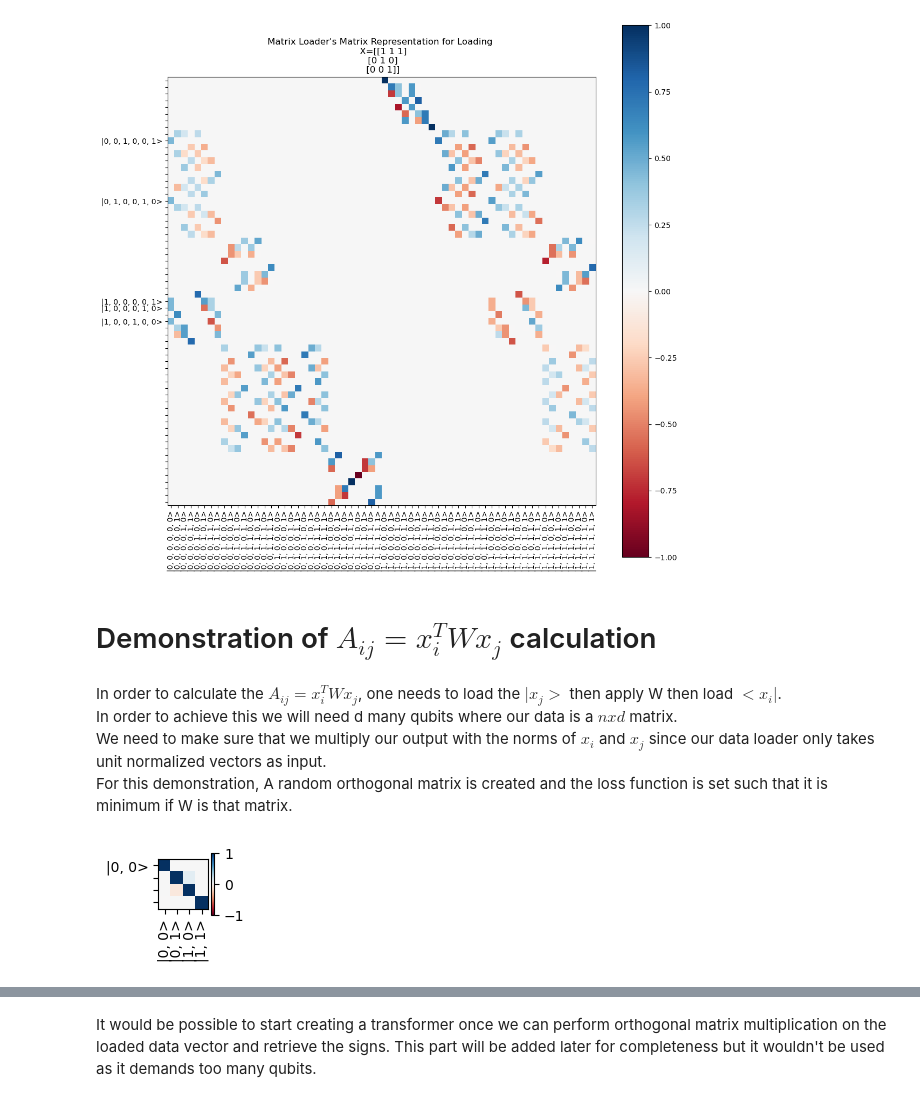
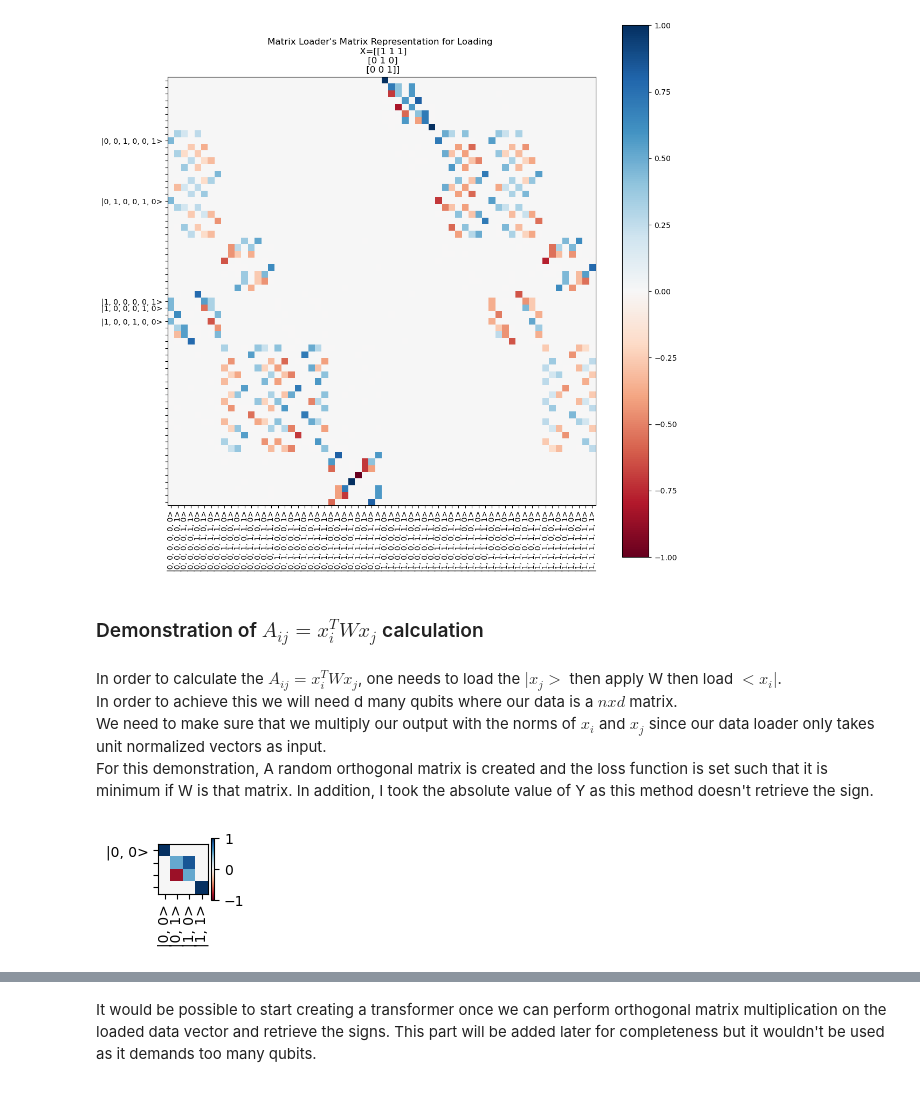
Before and after one commit to EyupBunlu/QViT_HEP_ML4Sci, a Jupyter notebook: Introduction.ipynb, the cells around one changed output, grey strips where cells are left out. Drawn from its saved outputs; the diff is of its cells as text; code cells hidden in the pictures.

```diff
--- a/Introduction.ipynb
+++ b/Introduction.ipynb
@@ -115,12 +120,12 @@ plt.title('Matrix Loader\'s Matrix Representation for Loading \n X={}'.format(X.
 Text(0.5, 1.0, "Matrix Loader's Matrix Representation for Loading \n X=[[1 1 1]\n [0 1 0]\n [0 0 1]]")
 [figure]
 # %% [markdown]
-# Demonstration of $A_{ij}=x_i^TWx_j$ calculation
+### Demonstration of $A_{ij}=x_i^TWx_j$ calculation
 # %% [markdown]
 In order to calculate the $A_{ij}=x_i^TWx_j$, one needs to load the $|x_j>$ then apply W then load $<x_i|$. \
 In order to achieve this we will need d many qubits where our data is a $nxd$ matrix.\
 We need to make sure that we multiply our output with the norms of $x_i$ and $x_j$ since our data loader only takes unit normalized vectors as input. \
-For this demonstration, A random orthogonal matrix is created and the loss function is set such that it is minimum if W is that matrix.
+For this demonstration, A random orthogonal matrix is created and the loss function is set such that it is minimum if W is that matrix. In addition, I took the absolute value of Y as this method doesn't retrieve the sign.
 # %%
 torch.manual_seed(0)
 X = torch.rand(5,2,2)
@@ -154,9 +159,9 @@ for i in bar:
     loss_.backward()
     optim.step()
 # %%
-plot_opm(mmult,(phi,wires))
+plot_opm(mmult,(next(QLayer.parameters()),wires))
 # %% [output]
-[figure, old version]
+[figure, new version]
 # %%
 plt.imshow(W_ideal,vmin=-1,vmax=1,cmap='RdBu')
 plt.colorbar()
```
Also changed, not shown: parts of 20 cells of this notebook, 2 other files.
